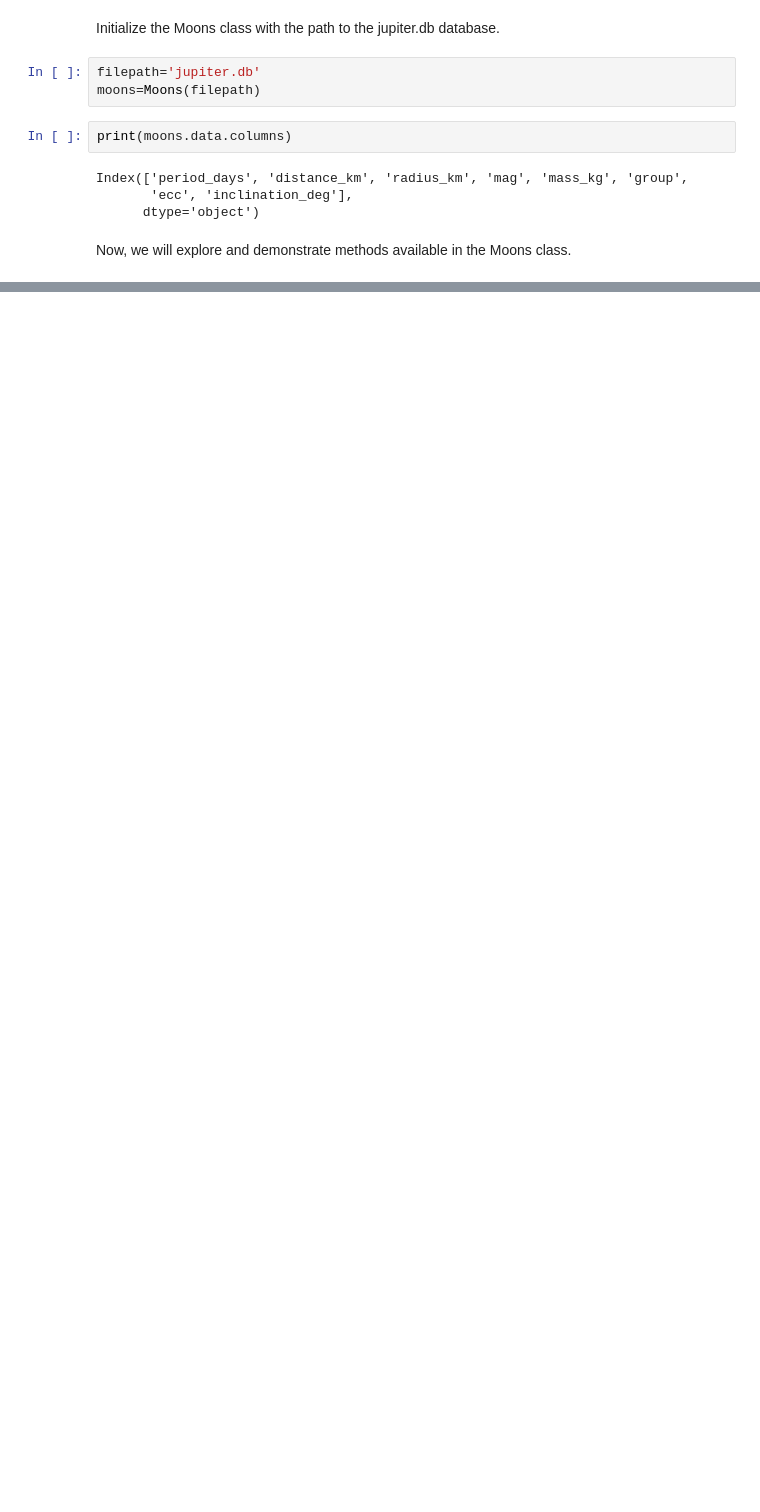
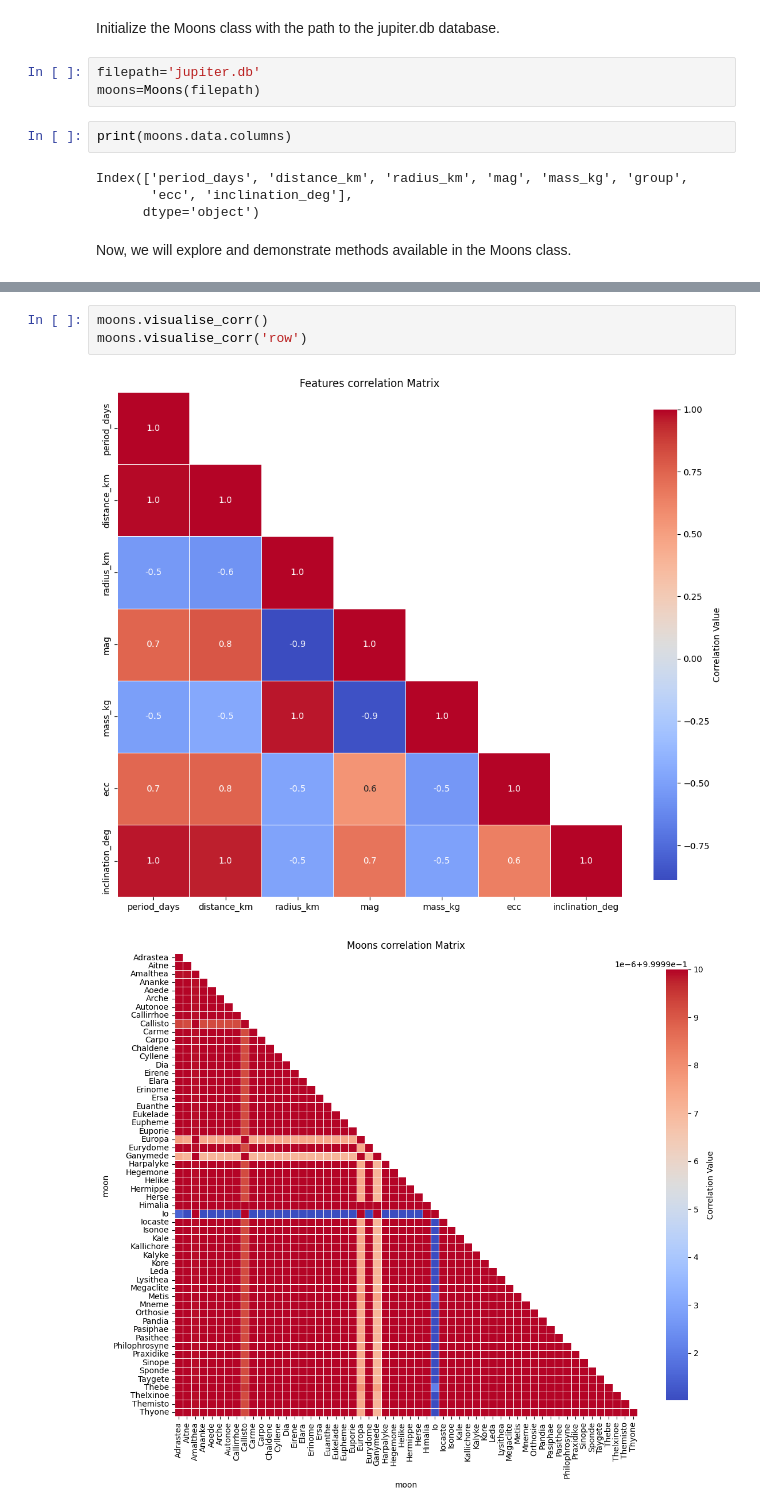
Before and after one commit to lt22412/jupiters_moons_project, a Jupyter notebook: jupiter_analysis.ipynb, the cells around one changed output, grey strips where cells are left out. Drawn from its saved outputs; the diff is of its cells as text; blank space fills up the shorter version.

```diff
--- a/jupiter_analysis.ipynb
+++ b/jupiter_analysis.ipynb
@@ -72,0 +179,6 @@ Features in the dataset:
+# %%
+moons.visualise_corr()
+moons.visualise_corr('row')
+# %% [output]
+[figure, added]
+[figure, added]
```
Also changed, not shown: parts of 27 cells of this notebook, 2 other files.
